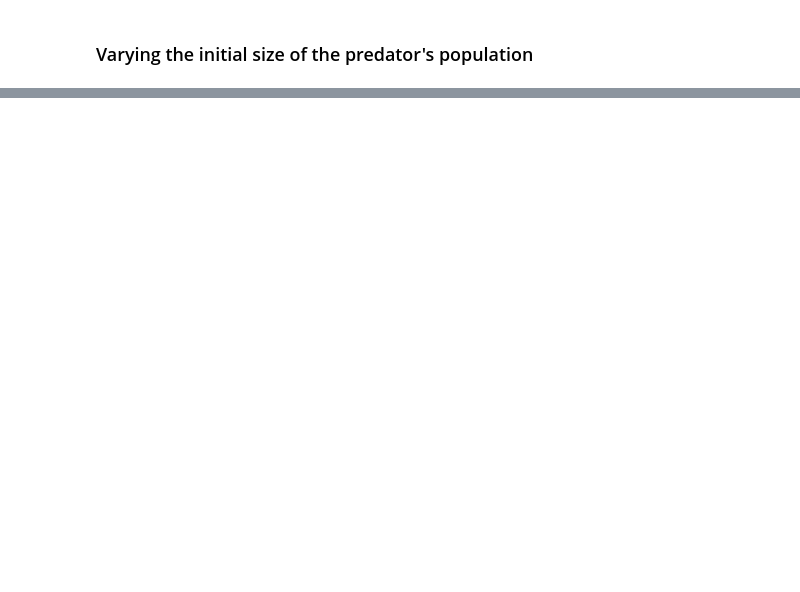
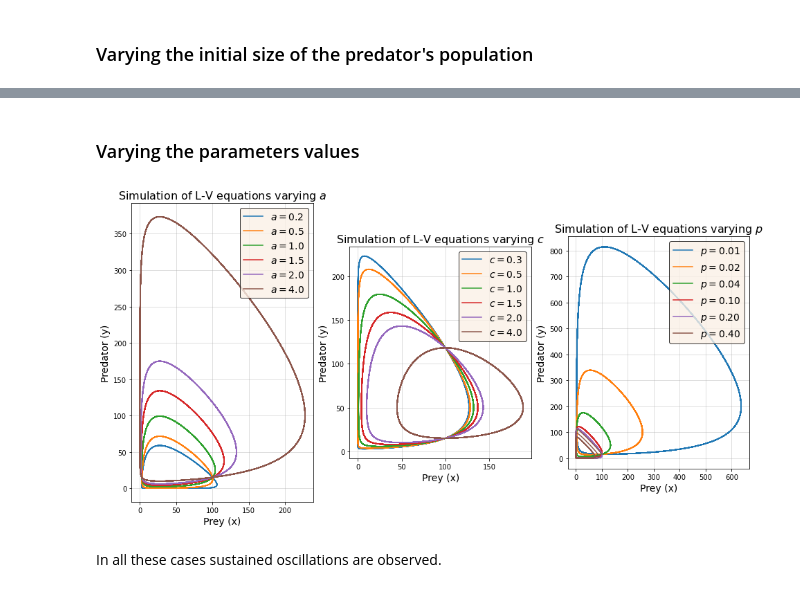
Before and after one commit to NicolaZomer/Physical_Models_of_Living_Systems, a Jupyter notebook: hw03_Lotka_Volterra.ipynb, the cells around one changed output, grey strips where cells are left out. Saved outputs shown, nothing was run; the diff lists cells and outputs as text; code cells hidden in the pictures; blank space fills up the shorter version.

```diff
--- a/hw03_Lotka_Volterra.ipynb
+++ b/hw03_Lotka_Volterra.ipynb
@@ -119,0 +156,51 @@ plt.show()
+# %% [markdown]
+### Varying the parameters values
+# %%
+x0 = 100
+y0 = 15
+
+a_vec = [0.2, 0.5, 1, 1.5, 2, 4]
+c_vec = [0.3, 0.5, 1, 1.5, 2, 4]
+p_vec = [0.01, 0.02, 0.04, 0.1, 0.2, 0.4]
+
+fig, ax = plt.subplots(1, 3, figsize=(16, 8))
+
+for i, a_i in enumerate(a_vec):
+    y_i = odeint(derivative, y0=[x0, y0], t=time_vec, args=(a_i, c, p))
+    ax[0].plot(y_i[:, 0], y_i[:, 1], linewidth=1.5, label='$a=$%.1f' %a_i)
+
+for i, c_i in enumerate(c_vec):
+    y_i = odeint(derivative, y0=[x0, y0], t=time_vec, args=(a, c_i, p))
+    ax[1].plot(y_i[:, 0], y_i[:, 1], linewidth=1.5, label='$c=$%.1f' %c_i)
+
+for i, p_i in enumerate(p_vec):
+    y_i = odeint(derivative, y0=[x0, y0], t=time_vec, args=(a, c, p_i))
+    ax[2].plot(y_i[:, 0], y_i[:, 1], linewidth=1.5, label='$p=$%.2f' %p_i)
+
+ax[0].set_title('Simulation of L-V equations varying $a$', fontsize=16)
+ax[0].set_xlabel('Prey (x)', fontsize=14)
+ax[0].set_ylabel('Predator (y)', fontsize=14)
+ax[0].grid(alpha=0.5)
+ax[0].set_aspect('equal', 'box')
+ax[0].legend(edgecolor='black', facecolor='linen', fontsize=14 , loc ='upper right')
+
+ax[1].set_title('Simulation of L-V equations varying $c$', fontsize=16)
+ax[1].set_xlabel('Prey (x)', fontsize=14)
+ax[1].set_ylabel('Predator (y)', fontsize=14)
+ax[1].grid(alpha=0.5)
+ax[1].set_aspect('equal', 'box')
+ax[1].legend(edgecolor='black', facecolor='linen', fontsize=14 , loc ='upper right')
+
+ax[2].set_title('Simulation of L-V equations varying $p$', fontsize=16)
+ax[2].set_xlabel('Prey (x)', fontsize=14)
+ax[2].set_ylabel('Predator (y)', fontsize=14)
+ax[2].grid(alpha=0.5)
+ax[2].set_aspect('equal', 'box')
+ax[2].legend(edgecolor='black', facecolor='linen', fontsize=14 , loc ='upper right')
+
+#plt.tight_layout()
+plt.show()
+# %% [output]
+[figure, added]
+# %% [markdown]
+In all these cases sustained oscillations are observed.
```
Also changed, not shown: parts of 6 cells of this notebook, 1 other file.
